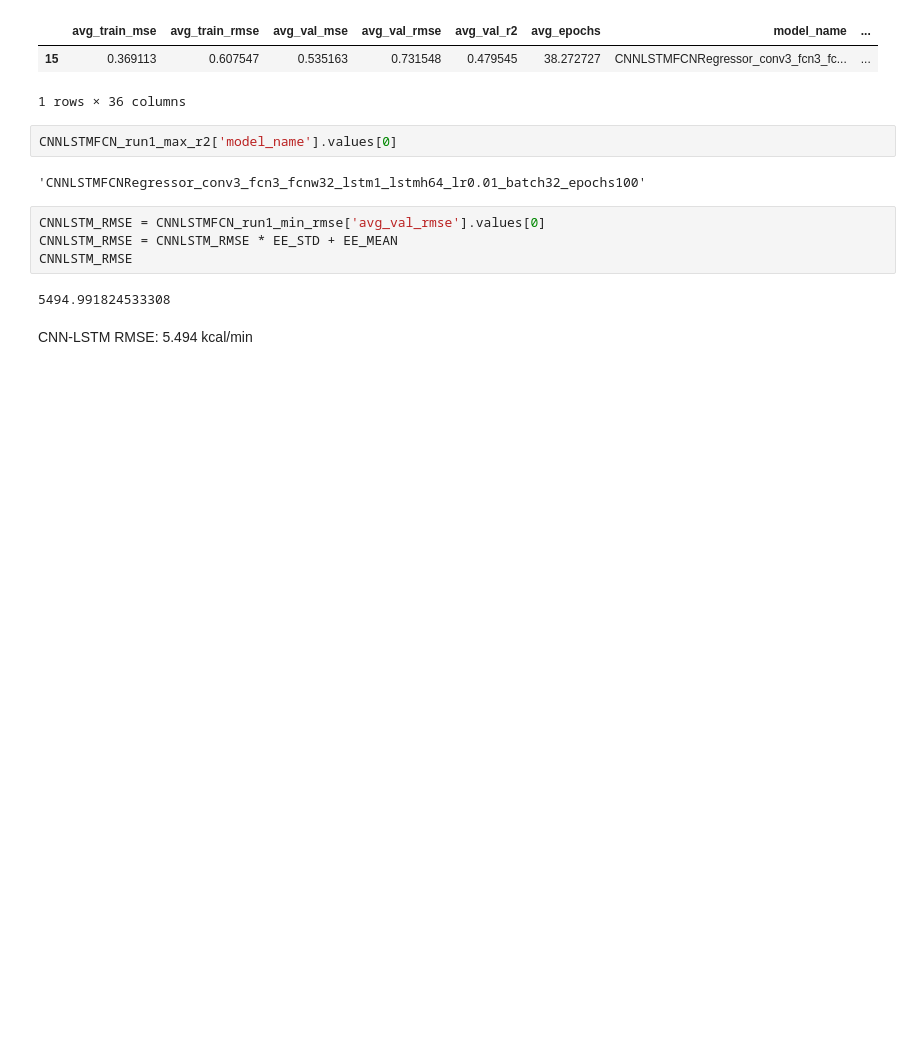
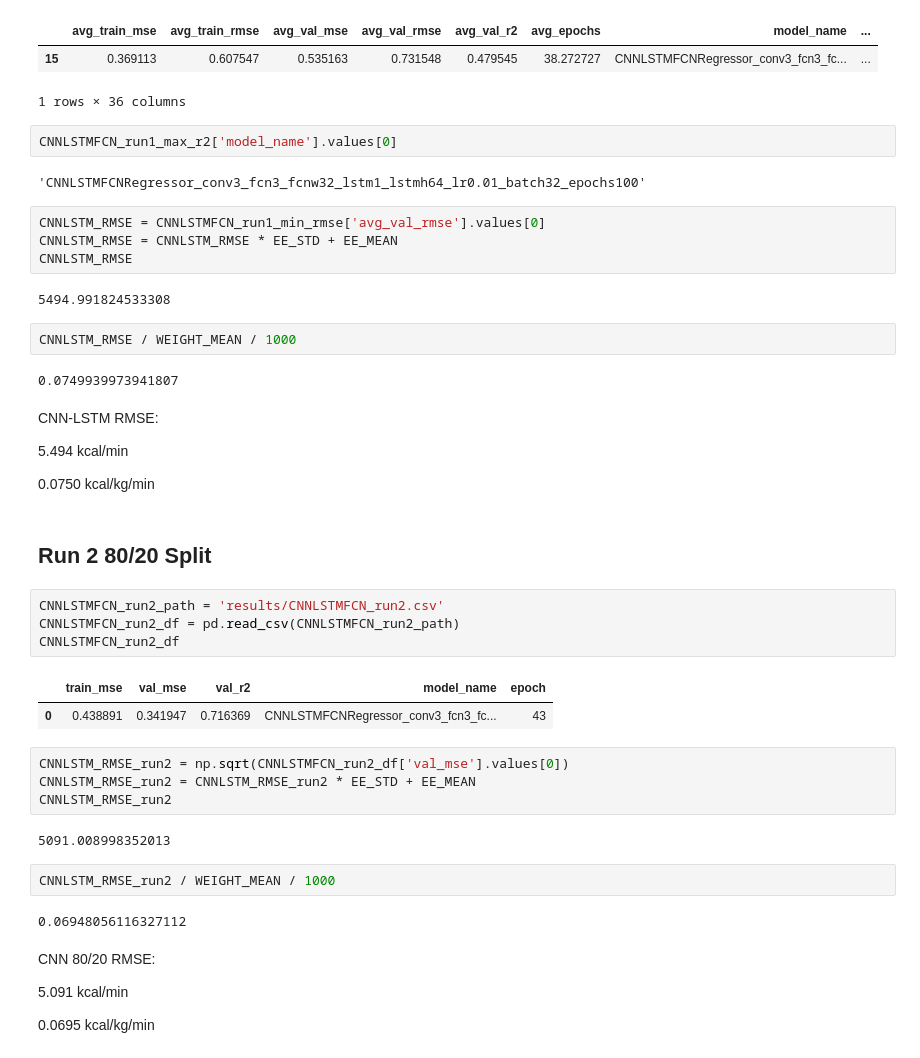
Before and after one commit to TylerAnderton/CSML, a Jupyter notebook: Final-Project/EE-Estimation/analysis.ipynb, the cells around one changed output. Saved outputs shown, nothing was run; the diff lists cells and outputs as text; blank space fills up the shorter version.

```diff
--- a/Final-Project/EE-Estimation/analysis.ipynb
+++ b/Final-Project/EE-Estimation/analysis.ipynb
@@ -112,5 +149,38 @@ CNNLSTM_RMSE = CNNLSTM_RMSE * EE_STD + EE_MEAN
 CNNLSTM_RMSE
 # %% [output]
 5494.991824533308
+# %%
+CNNLSTM_RMSE / WEIGHT_MEAN / 1000
+# %% [output]
+0.0749939973941807
 # %% [markdown]
-CNN-LSTM RMSE: 5.494 kcal/min
+CNN-LSTM RMSE:
+
+5.494 kcal/min
+
+0.0750 kcal/kg/min
+# %% [markdown]
+## Run 2 80/20 Split
+# %%
+CNNLSTMFCN_run2_path = 'results/CNNLSTMFCN_run2.csv'
+CNNLSTMFCN_run2_df = pd.read_csv(CNNLSTMFCN_run2_path)
+CNNLSTMFCN_run2_df
+# %% [output]
+|  | train_mse | val_mse | val_r2 | model_name | epoch |
+| 0 | 0.438891 | 0.341947 | 0.716369 | CNNLSTMFCNRegressor_conv3_fcn3_fc... | 43 |
+# %%
+CNNLSTM_RMSE_run2 = np.sqrt(CNNLSTMFCN_run2_df['val_mse'].values[0])
+CNNLSTM_RMSE_run2 = CNNLSTM_RMSE_run2 * EE_STD + EE_MEAN
+CNNLSTM_RMSE_run2
+# %% [output]
+5091.008998352013
+# %%
+CNNLSTM_RMSE_run2 / WEIGHT_MEAN / 1000
+# %% [output]
+0.06948056116327112
+# %% [markdown]
+CNN 80/20 RMSE:
+
+5.091 kcal/min
+
+0.0695 kcal/kg/min
```
Also changed, not shown: parts of 10 cells of this notebook, 1 other file.
